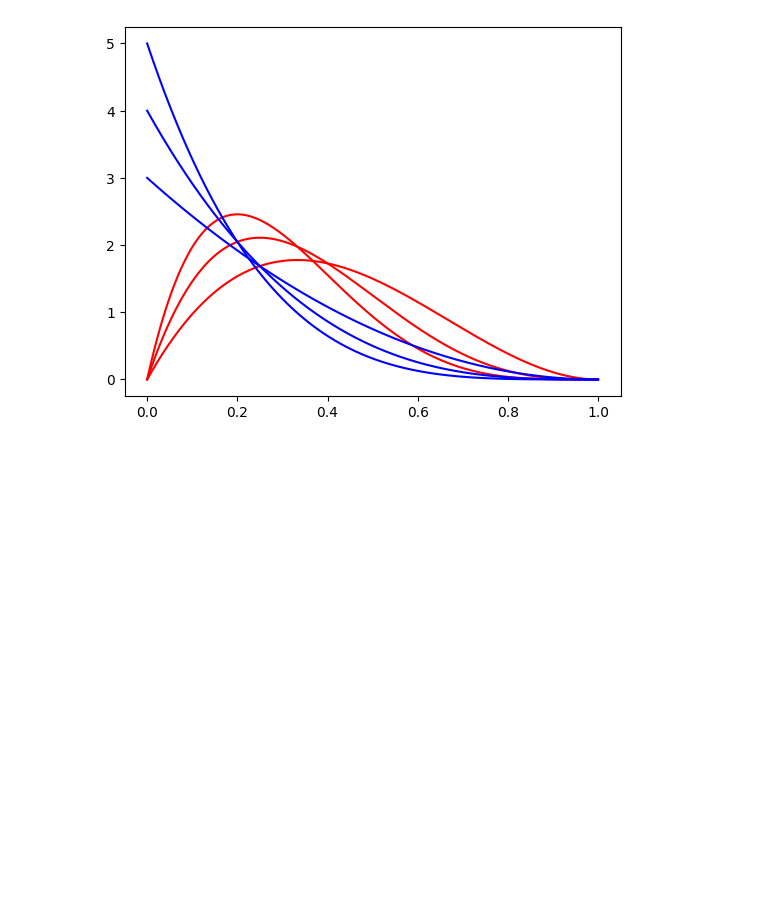
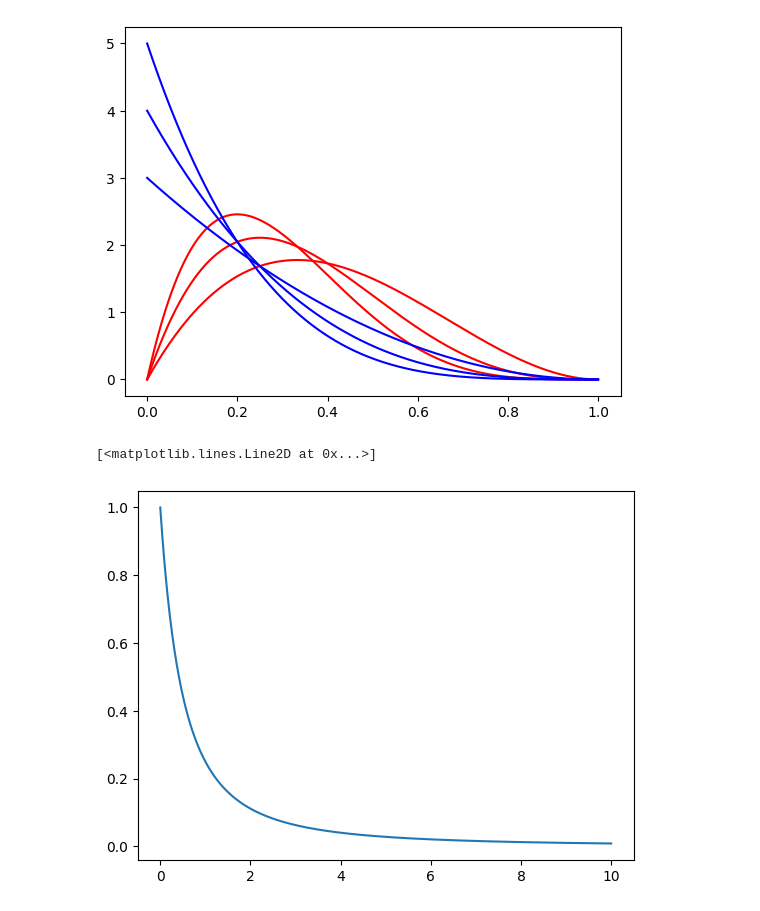
Before and after one commit to will-lynas/STAT0011-decision-and-risk, a Jupyter notebook: notebooks/distributions.ipynb, the cells around one changed output. Saved outputs shown, nothing was run; the diff lists cells and outputs as text; code cells hidden in the pictures; blank space fills up the shorter version.

Commit message:
Plot pareto distributions

```diff
--- a/notebooks/distributions.ipynb
+++ b/notebooks/distributions.ipynb
@@ -188,3 +188,12 @@ plt.plot(x, pdf, color="blue")
 # %% [output]
 [<matplotlib.lines.Line2D at 0x...>]
 [figure]
+# %%
+from scipy.stats import genpareto
+
+x = np.linspace(0, 10, 1000)
+pdf = genpareto.pdf(x, c=1)
+plt.plot(x, pdf)
+# %% [output]
+[<matplotlib.lines.Line2D at 0x...>]
+[figure, added]
```
Also changed, not shown: parts of 2 cells of this notebook.
